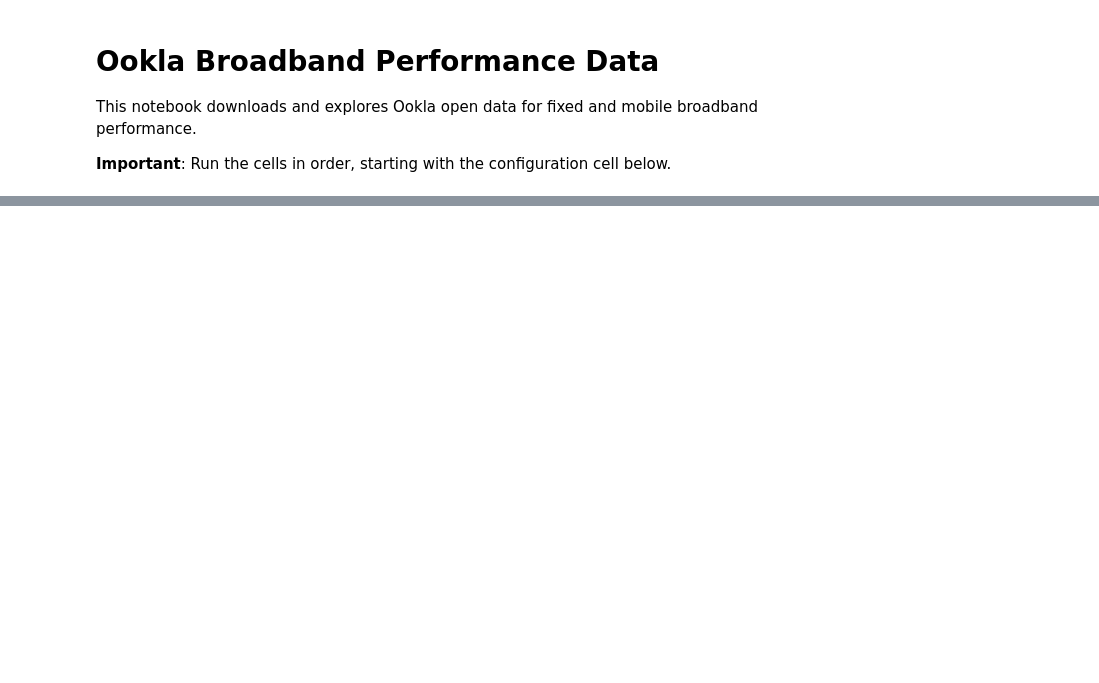
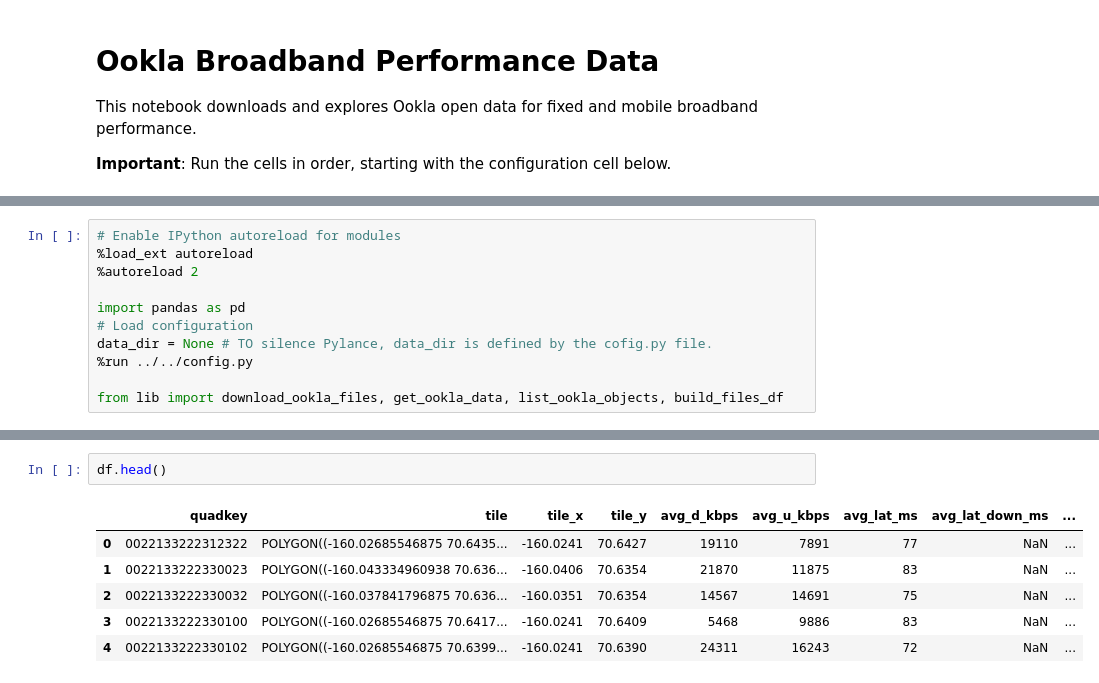
Before and after one commit to maxbusboom/WirelessIncome, a Jupyter notebook: notebooks/ericbusboom/ookla_data.ipynb, the cells around one changed output, grey strips where cells are left out. Cells and saved outputs as stored; diff of their text form; blank space fills up the shorter version.

```diff
--- a/notebooks/ericbusboom/ookla_data.ipynb
+++ b/notebooks/ericbusboom/ookla_data.ipynb
@@ -224,0 +7,11 @@ t[t.quadkey.str.startswith('0')].dropna().plot(ax=ax,  alpha=0.5, column="avg_d_
+# %%
+# Enable IPython autoreload for modules
+%load_ext autoreload
+%autoreload 2
+
+import pandas as pd
+# Load configuration
+data_dir = None # TO silence Pylance, data_dir is defined by the cofig.py file.
+%run ../../config.py
+
+from lib import download_ookla_files, get_ookla_data, list_ookla_objects, build_files_df
@@ -224,0 +85,9 @@ t[t.quadkey.str.startswith('0')].dropna().plot(ax=ax,  alpha=0.5, column="avg_d_
+# %%
+df.head()
+# %% [output]
+|  | quadkey | tile | tile_x | tile_y | avg_d_kbps | avg_u_kbps | avg_lat_ms | avg_lat_down_ms | ... |
+| 0 | 0022133222312322 | POLYGON((-160.02685546875 70.6435... | -160.0241 | 70.6427 | 19110 | 7891 | 77 | NaN | ... |
+| 1 | 0022133222330023 | POLYGON((-160.043334960938 70.636... | -160.0406 | 70.6354 | 21870 | 11875 | 83 | NaN | ... |
+| 2 | 0022133222330032 | POLYGON((-160.037841796875 70.636... | -160.0351 | 70.6354 | 14567 | 14691 | 75 | NaN | ... |
+| 3 | 0022133222330100 | POLYGON((-160.02685546875 70.6417... | -160.0241 | 70.6409 | 5468 | 9886 | 83 | NaN | ... |
+| 4 | 0022133222330102 | POLYGON((-160.02685546875 70.6399... | -160.0241 | 70.6390 | 24311 | 16243 | 72 | NaN | ... |
```
Also changed, not shown: parts of 17 cells of this notebook, 6 other files.
